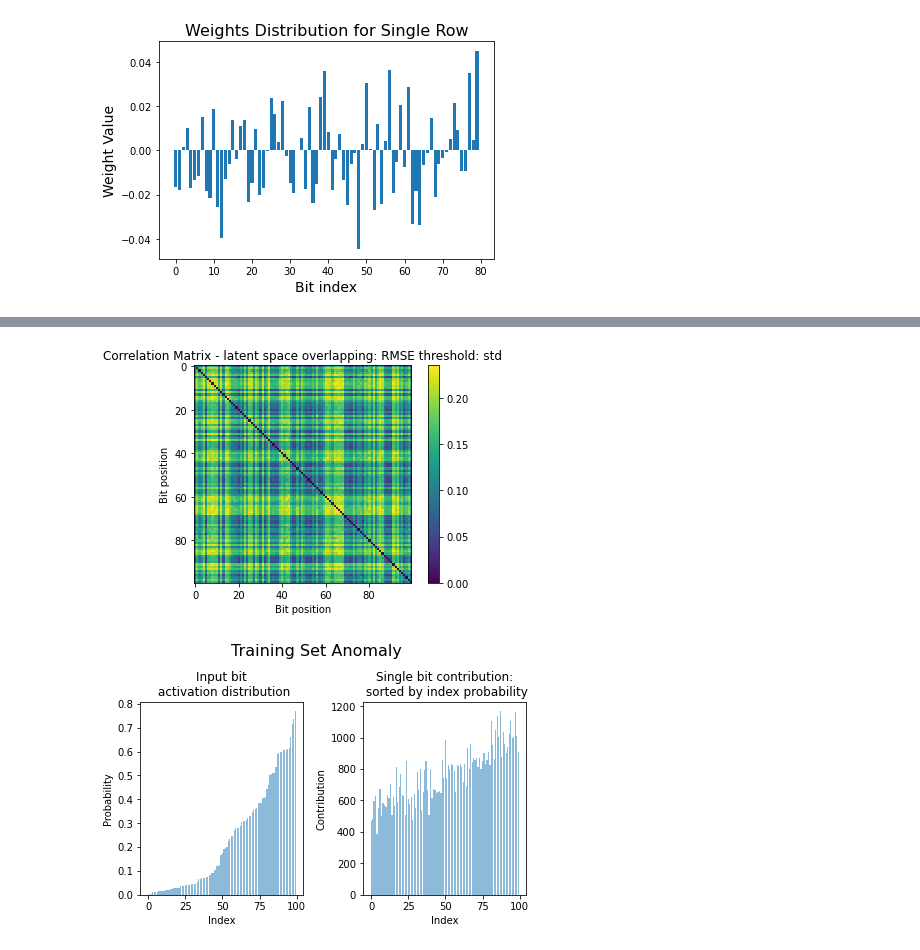
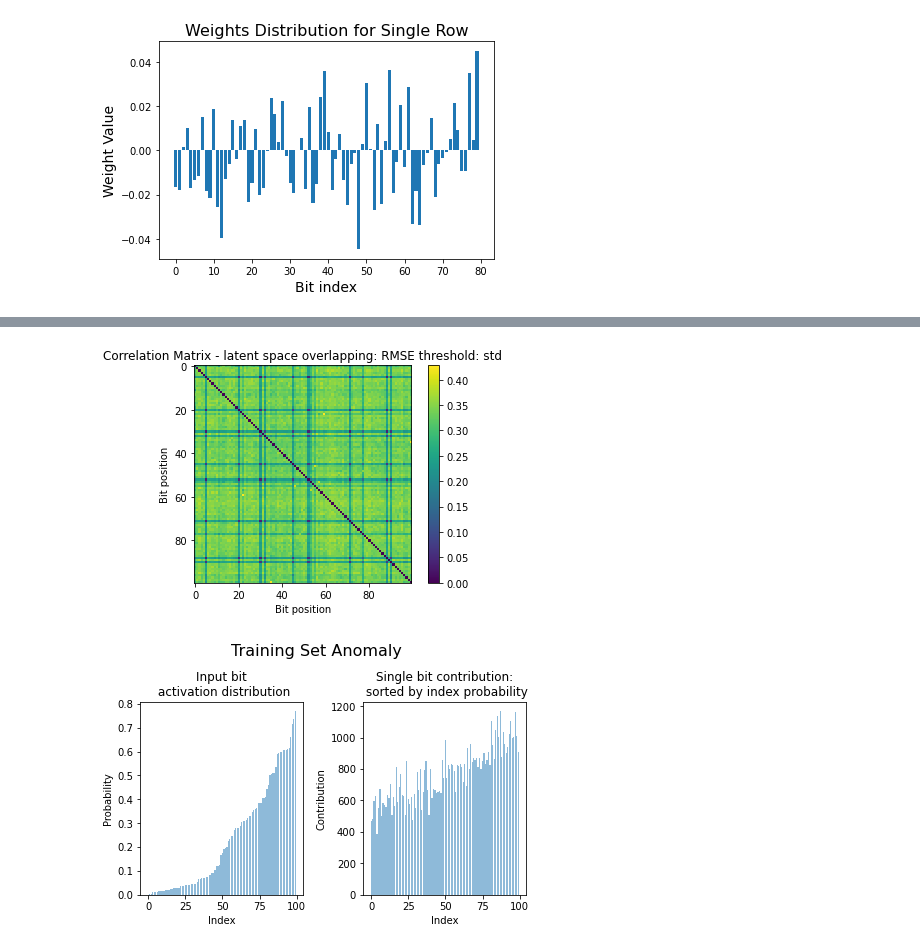
Before and after one commit to FilipKubackiSoton/DeepOptimization, a Jupyter notebook: exp.ipynb, the cells around one changed output, grey strips where cells are left out. Drawn from its saved outputs; the diff is of its cells as text; code cells hidden in the pictures.

```diff
--- a/exp.ipynb
+++ b/exp.ipynb
@@ -208,16 +211,23 @@ def decod(encoded_solution, decoder, latent_size, output_size):
     return output_array_binary, new_fitness
 # %%
 def weights_matrix_sorting(model, activation=1, background_activation = -1, column_sort = True, unit_sort=True, index_sort = False, log_conversion = False):
-
+    def extract_weight_matrix(weights):
+        for w in weights:
+            if(len(np.shape(w))==2):
+                return w
     def value(x):
         if log_conversion:
-            return round(math.log(x,10))
+            if x==0 or x ==-0:
+                return 0
+            return round(math.log(abs(x),10))
         else:
-
+            if(x<0):
+                return -x
             return x
 
     def shuffle_columns_weights_matrix(decoder, pos):
-        matrix  = decoder.layers[1].get_weights()[1]
+        #matrix  = decoder.layers[1].get_weights()[1]
+        matrix  = extract_weight_matrix(decoder.layers[1].get_weights())
         mat = np.full_like(matrix, 0)
         index = 0
         for i in pos:
@@ -322,7 +332,7 @@ def weights_matrix_sorting(model, activation=1, background_activation = -1, colu
 
         return res, weights_matrix, neg_mask, pos_mask ,sorted_weights_matrix_neg, sorted_weights_matrix_pos
 # %%
-bit_activation, weights_matrix, neg_mask,pos_mask,_,_  = weights_matrix_sorting(model3, activation=1, background_activation =-1, column_sort = False, unit_sort=False, index_sort = False, log_conversion = True)
+bit_activation, weights_matrix, neg_mask,pos_mask,_,_  = weights_matrix_sorting(m, activation=1, background_activation =-1, column_sort = False, unit_sort=False, index_sort = False, log_conversion = False)
 plt.figure()
 plt.imshow(neg_mask,interpolation='nearest',cmap=cm.Blues)
 plt.imshow(pos_mask,interpolation='nearest',cmap=cm.Reds)
@@ -423,8 +433,8 @@ plt.title("Weights Distribution for Single Row", fontsize=16)
 Text(0.5, 1.0, 'Weights Distribution for Single Row')
 [figure]
 # %%
-model = model2
-res, weights_matrix, neg_mask, pos_mask ,_,_  = weights_matrix_sorting(model, activation=1, background_activation =-1, weight_sort="split")
+model = m
+res, weights_matrix, neg_mask, pos_mask ,_,_  = weights_matrix_sorting(model, activation=1, background_activation =-1)
 def plot_magnitude_weight(mask_neg, mask_pos):
     v1a = mask_pos
     v1b = mask_neg
@@ -441,7 +451,7 @@ def plot_magnitude_weight(mask_neg, mask_pos):
     plt.show()
 plot_magnitude_weight(neg_mask, pos_mask)
 
-bit_activation, weights_matrix, sorted_weights_matrix  = weights_matrix_sorting(model, activation=1, background_activation =-1, weight_sort="unit")
+bit_activation, weights_matrix, sorted_weights_matrix  = weights_matrix_sorting(model, activation=1, background_activation =-1,)
 plt.figure()
 im = plt.imshow(sorted_weights_matrix, interpolation='nearest',cmap=cm.Greys)
 colb = plt.colorbar(im)
@@ -494,35 +500,35 @@ def correlation_matrix(model, activation=1, background_activation =-1, threshold
 
     encoded_bit_representation =latent_activation(model)
     sample_numbers = np.shape(encoded_bit_representation)[0]
     conv = []
     for i in range(sample_numbers):
         tmp = []
         for j in range(sample_numbers):
             tmp.append(
                 correlation(
                     encoded_bit_representation[i],
                     encoded_bit_representation[j]
                     ))
         conv.append(np.asarray(tmp))
     return np.asarray(conv)
 
 def plot_correlation_matrix(model, activation=1, background_activation =-1, threshold = None):
     plt.figure()
     res =correlation_matrix(model, activation=activation, background_activation = background_activation, threshold = threshold)
     plt.imshow(res, interpolation='nearest')
     if threshold==None:
         threshold = "std"
     plt.title("Correlation Matrix - latent space overlapping: RMSE threshold: {}".format(threshold))
     plt.xlabel("Bit position")
     plt.ylabel("Bit position")
     plt.colorbar()
 
-plot_correlation_matrix(model3, background_activation=-1, threshold = None)
+plot_correlation_matrix(m, background_activation=-1, threshold = None)
 #plot_correlation_matrix(model4, background_activation=-1)
 #plot_correlation_matrix(model5, background_activation=-1)
 #plot_correlation_matrix(model6, background_activation=-1)
 # %% [output]
-[figure, old version]
+[figure, new version]
 # %%
 def plot_set_probability_and_values(set_):
     sample_size = np.shape(set_)[-1]
```
Also changed, not shown: parts of 24 cells of this notebook, 35 other files.
